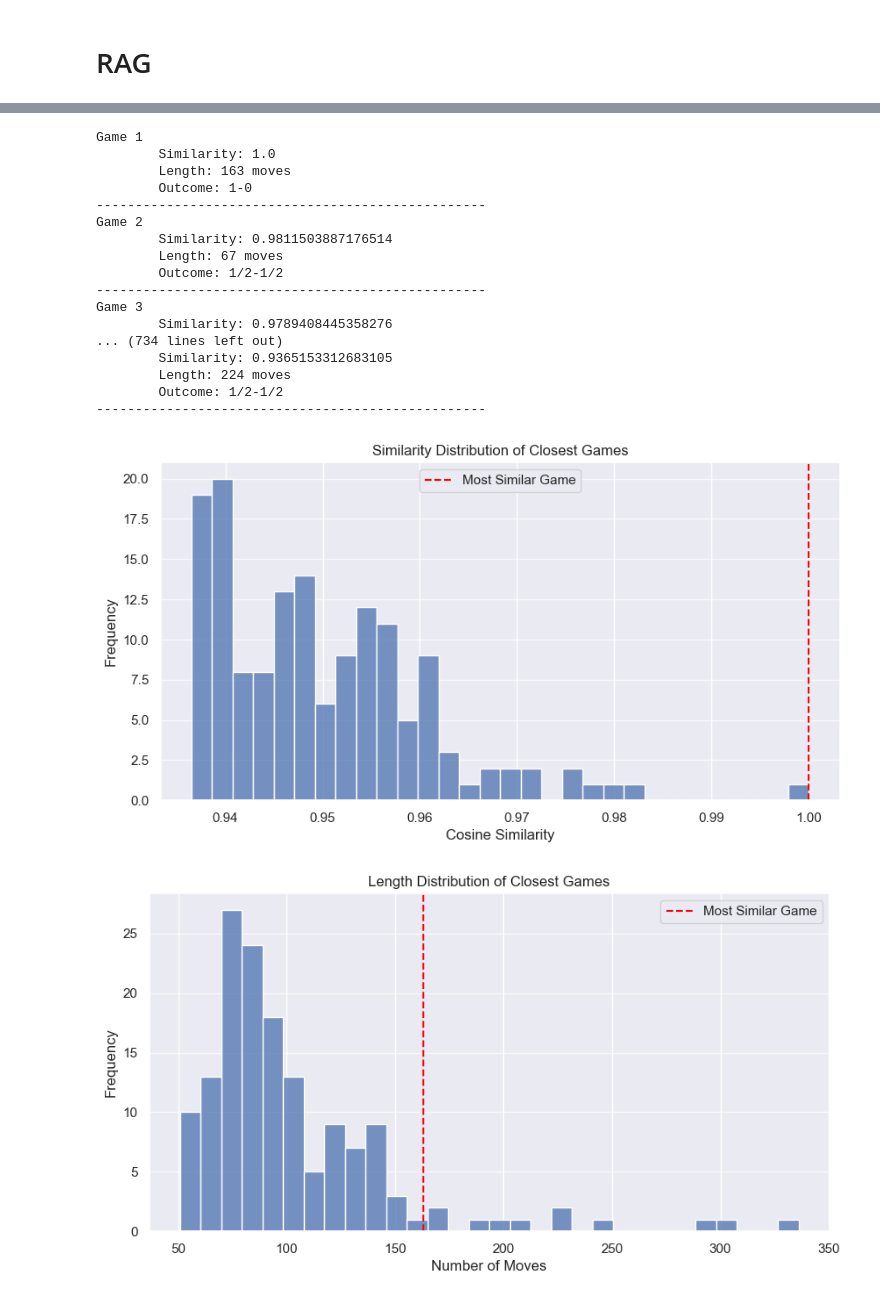
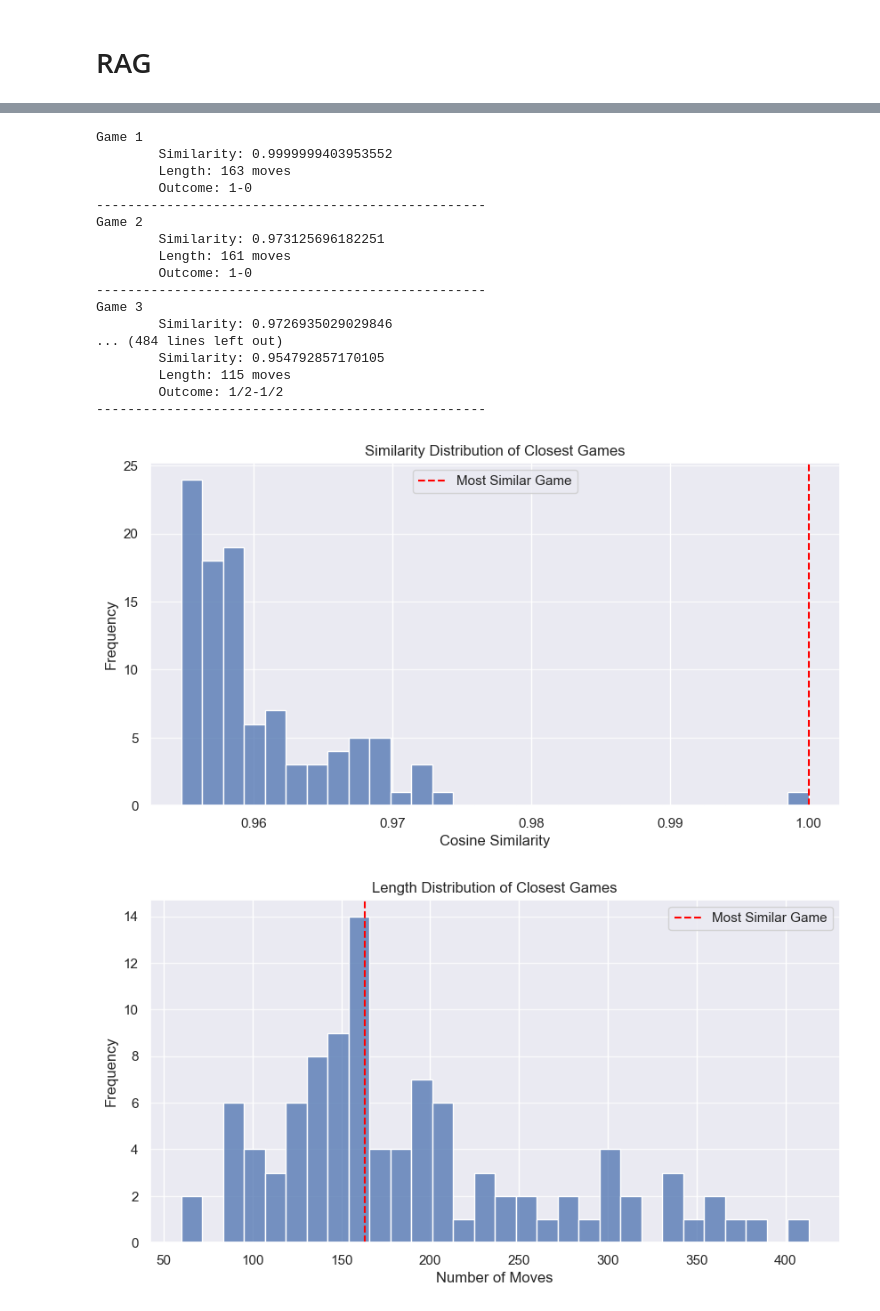
Before and after one commit to NLP-Project-PoliMi-2025/NLP-Project, a Jupyter notebook: notebooks/EmbeddingsClusteringRag.ipynb, the cells around one changed output, grey strips where cells are left out. Drawn from its saved outputs; the diff is of its cells as text; code cells hidden in the pictures.

Commit message:
feat: update with newer models

```diff
--- a/notebooks/EmbeddingsClusteringRag.ipynb
+++ b/notebooks/EmbeddingsClusteringRag.ipynb
@@ -35,3 +35,13 @@ SeqAnnotator(
   (loss_fn): CrossEntropyLoss()
   (reg_loss_fn): MSELoss()
 )
+# %%
+from huggingface_hub import hf_hub_download
+
+# Define model repository and filename
+model_name = "ruhrpott/LSTM-chess-result-2-512-unidir"
+filename = "model.safetensors"
+
+# Download the checkpoint file
+checkpoint_path = hf_hub_download(repo_id=model_name, filename=filename)
+print(f"Checkpoint downloaded to: {checkpoint_path}")
@@ -37,0 +50,21 @@ SeqAnnotator(
+# %%
+from safetensors.torch import load_file
+
+# Load the checkpoint state_dict
+state_dict = load_file(checkpoint_path)
+# %%
+# Define your custom model
+model = SeqAnnotator(
+    n_target_classes=3,  # Set this according to the number of target classes
+    label="result_seqs",  # Update as needed
+    vocab_size=1968,  # Adjust based on your use case
+    d_model=512,  # Should match the training config
+    n_layers=2,
+    model_type="lstm",
+    bidirectional=False,
+    word2vec = './model_weights/word2vec.model'
+)
+
+# Load the weights into the model
+model.load_state_dict(state_dict)
+model.eval()
@@ -68,7 +114,7 @@ for i in tqdm.tqdm(range(10000)):
     tensors.append(d)
 # %%
 import pickle
-GET_EMBEDDINGS = False
+GET_EMBEDDINGS = True
 
 if GET_EMBEDDINGS:
     outcomes = []
@@ -394,7 +440,7 @@ topClosestTo(dataset[0][0][0])
 # %%
 from matplotlib.patches import Patch
 
-closest_indices, similarity = topClosestTo(dataset[0][0][0], n=150)
+closest_indices, similarity = topClosestTo(dataset[0][0][0], n=100)
 
 closest_games = [dataset[i][0][0] for i in closest_indices]
 lengths = [len(game) for game in closest_games]
@@ -429,42 +475,42 @@ plt.legend()
 plt.show()
 
 # Plot the distribution of outcomes of the closest games and mark the most similar game
 plt.figure(figsize=(10, 5))
 ax = sns.countplot(x=similarityOutcomes, order=np.unique(similarityOutcomes))
 # Mark the outcome of the most similar game
 most_similar_outcome = similarityOutcomes[0]
 unique_outcomes = np.unique(similarityOutcomes)
 most_similar_idx = np.where(unique_outcomes == most_similar_outcome)[0][0]
 for i, p in enumerate(ax.patches):
     if i == most_similar_idx:
         p.set_edgecolor('red')
         p.set_linewidth(3)
 # Add legend for the most similar game
 legend_elements = [Patch(facecolor='none', edgecolor='red', linewidth=3, label='Most Similar Game')]
 plt.title("Distribution of Outcomes of Closest Games")
 plt.xlabel("Outcome")
 plt.ylabel("Frequency")
 plt.xticks(rotation=45)
 plt.grid(axis='y', alpha=0.75)
 plt.legend(handles=legend_elements)
 plt.show()
 # %% [output]
 Game 1
-        Similarity: 1.0
+        Similarity: 0.9999999403953552
         Length: 163 moves
         Outcome: 1-0
 --------------------------------------------------
 Game 2
-        Similarity: 0.9811503887176514
-        Length: 67 moves
+        Similarity: 0.973125696182251
+        Length: 161 moves
+        Outcome: 1-0
+--------------------------------------------------
+Game 3
+        Similarity: 0.9726935029029846
+... (484 lines left out)
+        Similarity: 0.954792857170105
+        Length: 115 moves
         Outcome: 1/2-1/2
 --------------------------------------------------
-Game 3
-        Similarity: 0.9789408445358276
-... (734 lines left out)
-        Similarity: 0.9365153312683105
-        Length: 224 moves
-        Outcome: 1/2-1/2
---------------------------------------------------
-[figure, old version]
+[figure, new version]
-[figure, old version]
+[figure, new version]
```
Also changed, not shown: parts of 12 cells of this notebook, 1 other file.
